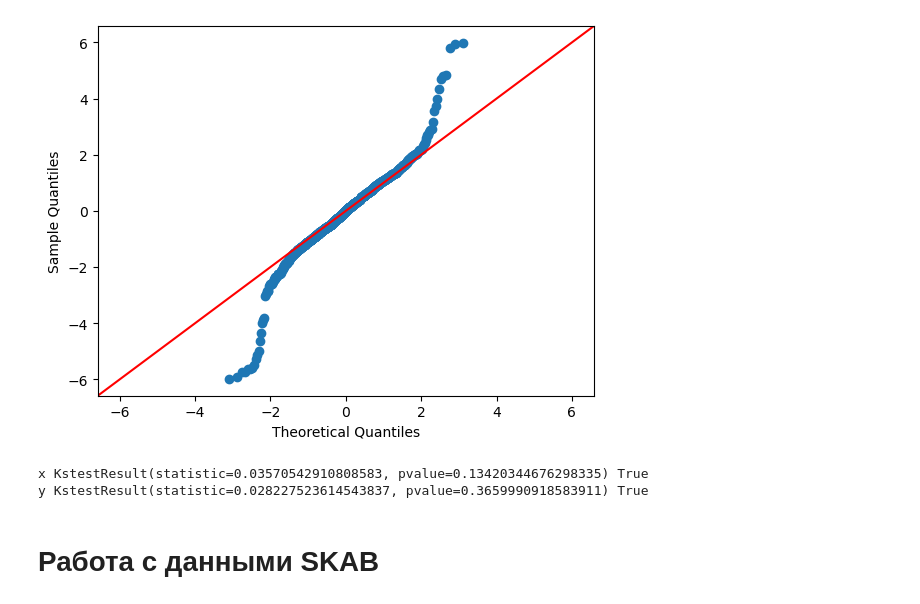
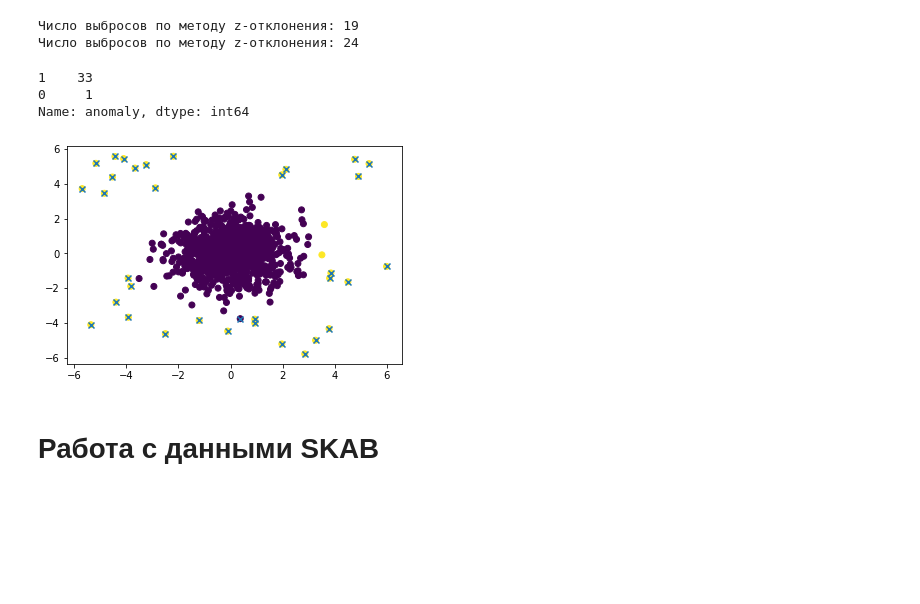
Before and after one commit to mipt-nd/novelty-detection, a Jupyter notebook: SKAB_testing.ipynb, the cells around one changed output. Cells and saved outputs as stored; diff of their text form; code cells hidden in the pictures; blank space fills up the shorter version.

```diff
--- a/SKAB_testing.ipynb
+++ b/SKAB_testing.ipynb
@@ -21,23 +28,46 @@ plt.show()
-# %%
-import statsmodels.api as sm
-fig = sm.qqplot (data['x'], line='45')
-plt.show()
-# %% [output]
-[figure, removed]
 # %%
-from scipy.stats import shapiro, kstest
+from scipy.stats import kstest
 
-def check_shapiro(df):
+def check_shapiro(df, alpha=0.05):
     columns = list(df.columns)
+    cols_with_pos_res = []
     if 'norm' in columns:
         columns.remove('norm')
     for col in columns:
-        print(col, kstest(df[col], 'norm'), kstest(df[col], 'norm').pvalue > 0.05)
+        if kstest(df[col], 'norm').pvalue > alpha:
+            cols_with_pos_res.append(col)
+    return cols_with_pos_res
 
-check_shapiro(data)
+def outliers_z_score(data, feature):
+    x = data[feature]
+    mu = x.mean()
+    sigma = x.std()
+    lower_bound = mu - 3 * sigma
+    upper_bound = mu + 3 * sigma
+    outliers = data[(x < lower_bound) | (x > upper_bound)]
+    cleaned = data[(x > lower_bound) & (x < upper_bound)]
+    print(f'Число выбросов по методу z-отклонения: {outliers.shape[0]}')
+    return outliers
+
+norm_cols = check_shapiro(df_norm)
+if norm_cols:
+    outliers = pd.DataFrame()
+    for col in norm_cols:
+        outliers = pd.concat((outliers, outliers_z_score(df_norm, col)))
+    outliers = outliers.drop_duplicates()
+outliers['anomaly'].value_counts()
 # %% [output]
-x KstestResult(statistic=0.03570542910808583, pvalue=0.13420344676298335) True
-y KstestResult(statistic=0.028227523614543837, pvalue=0.3659990918583911) True
+Число выбросов по методу z-отклонения: 19
+Число выбросов по методу z-отклонения: 24
+1    33
+0     1
+Name: anomaly, dtype: int64
+# %%
+plt.scatter(df_norm['x'], df_norm['y'], c=df_norm['anomaly'])
+plt.scatter(outliers['x'], outliers['y'], marker='x')
+plt.show()
+# %% [output]
+[figure, added]
 # %% [markdown]
 # Работа с данными SKAB
 # %%
```
Also changed, not shown: parts of 3 cells of this notebook.
